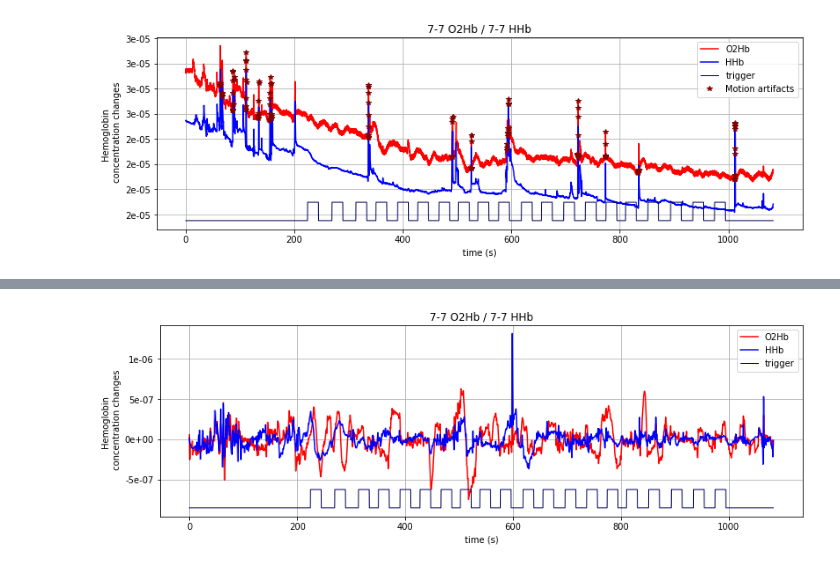
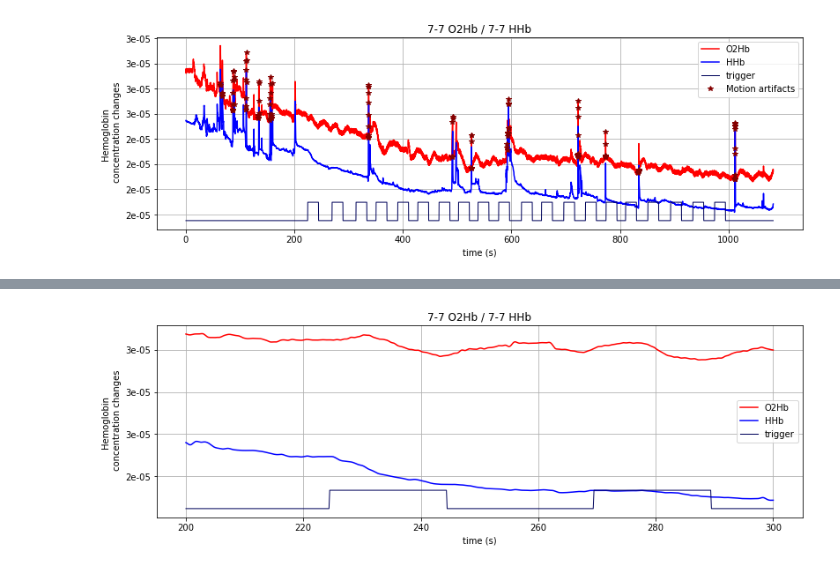
Before and after one commit to apadee/NIRS-pytoolkit, a Jupyter notebook: Filtering and motion artifacts.ipynb, the cells around one changed output, grey strips where cells are left out. Cells and saved outputs as stored; diff of their text form; code cells hidden in the pictures.

```diff
--- a/Filtering and motion artifacts.ipynb
+++ b/Filtering and motion artifacts.ipynb
@@ -49,7 +53,10 @@ data.plot_data(range_low = int(0*data.fs), range_high=int(0*data.fs), channels=[
 # %%
-data.oxyChannels = ft.butter_bandpass_filter(data.oxyChannels, cut_low=0.01, cut_high=0.7, fs=data.fs, order=5)
-data.deoxyChannels = ft.butter_bandpass_filter(data.deoxyChannels, cut_low=0.01, cut_high=0.7, fs=data.fs, order=5)
+data.oxyChannels = ft.butter_lowpass_filter(data.oxyChannels, cutoff = 0.7, fs=data.fs, order=5)
+data.deoxyChannels = ft.butter_lowpass_filter(data.deoxyChannels, cutoff = 0.7, fs=data.fs, order=5)
+
+#data.oxyChannels = ft.butter_bandpass_filter(data.oxyChannels, cut_low=0.05, cut_high=0.7, fs=data.fs, order=5)
+#data.deoxyChannels = ft.butter_bandpass_filter(data.deoxyChannels, cut_low=0.05, cut_high=0.7, fs=data.fs, order=5)
 # %%
-data.plot_data(range_low = int(0*data.fs), range_high=int(0*data.fs), channels=["7-7"])
+data.plot_data(range_low = 200, range_high=300, channels=["7-7"])
 # %% [output]
-[figure, old version]
+[figure, new version]
```
Also changed, not shown: parts of 4 cells of this notebook, 5 other files.
